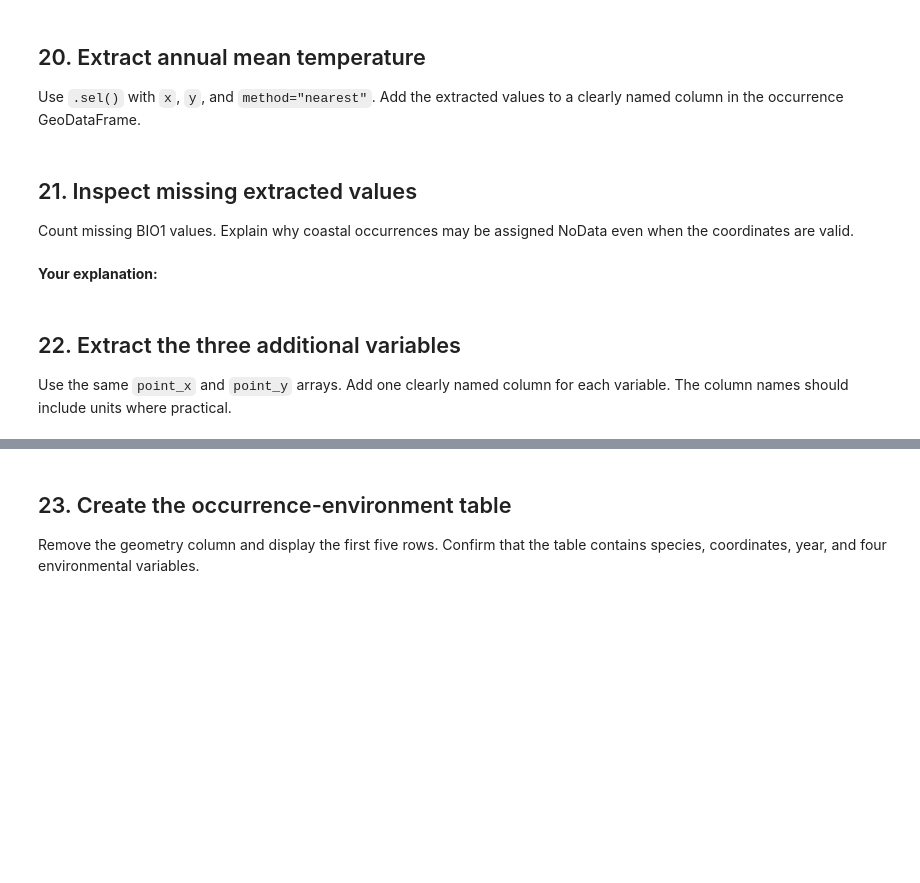
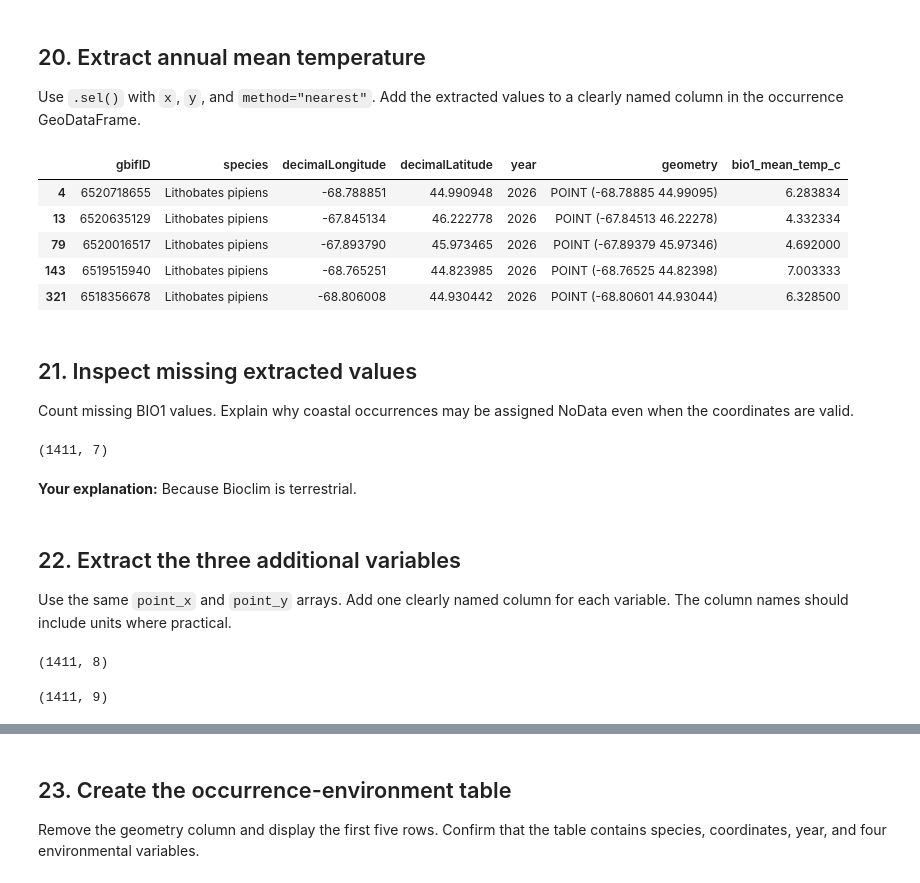
Before and after one commit to meganklutts/BIO597-SpatialBiodiversity, a Jupyter notebook: docs/assignments/Assignment-05-RasterData.ipynb, the cells around one changed output, grey strips where cells are left out. Drawn from its saved outputs; the diff is of its cells as text; code cells hidden in the pictures; blank space fills up the shorter version.

```diff
--- a/docs/assignments/Assignment-05-RasterData.ipynb
+++ b/docs/assignments/Assignment-05-RasterData.ipynb
@@ -163,4 +401,11 @@ amphibians = pd.read_csv(
 Convert longitude and latitude to numeric columns. Remove records missing species or coordinates.
 # %%
 # Convert both coordinate columns with pd.to_numeric().
+coordinate_cols = ['decimalLongitude', 'decimalLatitude']
+amphibians[coordinate_cols] = amphibians[coordinate_cols].apply(pd.to_numeric, errors='coerce')
 # Drop rows missing species, longitude, or latitude.
+amphibians = amphibians[amphibians["species"] != ""]
+amphibians = amphibians[amphibians["decimalLongitude"] != ""]
+amphibians = amphibians[amphibians["decimalLatitude"] != ""]
+
+amphibians.shape
@@ -179,8 +444,10 @@ amphibians["species"].value_counts().head(20)
 # %%
 selected_species = [
-    "____________________________",
-    "____________________________",
-    "____________________________",
+    "Lithobates pipiens",
+    "Eurycea bislineata",
+    "Hemidactylium scutatum",
 ]
 
 # Filter the occurrence table with .isin(selected_species).
+selected_amphibians = amphibians[amphibians["species"].isin(selected_species)]
+selected_amphibians.shape
@@ -190,3 +459,9 @@ selected_species = [
 Use longitude and latitude to create point geometry. Assign `EPSG:4326`.
 # %%
 # Create selected_amphibians_gdf here.
+
+selected_amphibians_gdf = gpd.GeoDataFrame(
+  selected_amphibians, geometry=gpd.points_from_xy(selected_amphibians["decimalLongitude"], selected_amphibians["decimalLatitude"]), crs="EPSG:4326"
+)
+
+selected_amphibians_gdf.shape
@@ -204,36 +486,85 @@ Print the occurrence CRS and raster CRS. Explain what must be true before extrac
 Create `xarray.DataArray` objects called `point_x` and `point_y`. Use one dimension named `record`.
 # %%
 # Create point_x from point longitude.
+point_x = xr.DataArray(
+    selected_amphibians_gdf .geometry.x.to_numpy(),
+    dims="record",
+)
+
 # Create point_y from point latitude.
+point_y = xr.DataArray(
+    selected_amphibians_gdf .geometry.y.to_numpy(),
+    dims="record",
+)
 # %% [markdown]
 ## 20. Extract annual mean temperature
 
 Use `.sel()` with `x`, `y`, and `method="nearest"`. Add the extracted values to a clearly named column in the occurrence GeoDataFrame.
 # %%
 bio1_values = bio1_maine.sel(
-    x=__________,
-    y=__________,
-    method=__________,
+    x=point_x,
+    y=point_y,
+    method="nearest",
 )
 
 # Add the values to selected_amphibians_gdf.
+
+selected_amphibians_gdf["bio1_mean_temp_c"] = bio1_values
+selected_amphibians_gdf.head()
+# %% [output]
+|  | gbifID | species | decimalLongitude | decimalLatitude | year | geometry | bio1_mean_temp_c |
+| 4 | 6520718655 | Lithobates pipiens | -68.788851 | 44.990948 | 2026 | POINT (-68.78885 44.99095) | 6.283834 |
+| 13 | 6520635129 | Lithobates pipiens | -67.845134 | 46.222778 | 2026 | POINT (-67.84513 46.22278) | 4.332334 |
+| 79 | 6520016517 | Lithobates pipiens | -67.893790 | 45.973465 | 2026 | POINT (-67.89379 45.97346) | 4.692000 |
+| 143 | 6519515940 | Lithobates pipiens | -68.765251 | 44.823985 | 2026 | POINT (-68.76525 44.82398) | 7.003333 |
+| 321 | 6518356678 | Lithobates pipiens | -68.806008 | 44.930442 | 2026 | POINT (-68.80601 44.93044) | 6.328500 |
 # %% [markdown]
 ## 21. Inspect missing extracted values
 
 Count missing BIO1 values. Explain why coastal occurrences may be assigned NoData even when the coordinates are valid.
 # %%
 # Count missing extracted BIO1 values.
+selected_amphibians_gdf["bio1_mean_temp_c"].isna().value_counts()
+selected_amphibians_gdf.shape
+# %% [output]
+(1411, 7)
 # %% [markdown]
-**Your explanation:**
+**Your explanation:** Because Bioclim is terrestrial.
 # %% [markdown]
 ## 22. Extract the three additional variables
 
 Use the same `point_x` and `point_y` arrays. Add one clearly named column for each variable. The column names should include units where practical.
 # %%
 # Extract values from the first additional clipped raster.
+
+bio4_values = bio4_maine.sel(
+    x=point_x,
+    y=point_y,
+    method="nearest")
+
+selected_amphibians_gdf["bio4_temp_season_c"] = bio4_values
+
 # Add the values to selected_amphibians_gdf.
+
+selected_amphibians_gdf["bio4_temp_season_c"].isna().value_counts()
+selected_amphibians_gdf.shape
+# %% [output]
+(1411, 8)
 # %%
 # Extract values from the second additional clipped raster.
+
+bio11_values = bio11_maine.sel(
+    x=point_x,
+    y=point_y,
+    method="nearest")
+
+selected_amphibians_gdf["bio11_mean_temp_coldest_c"] = bio11_values
+
 # Add the values to selected_amphibians_gdf.
+
+selected_amphibians_gdf["bio11_mean_temp_coldest_c"].isna().value_counts()
+selected_amphibians_gdf.shape
+# %% [output]
+(1411, 9)
 # %%
 # Extract values from the third additional clipped raster.
```
Also changed, not shown: parts of 29 cells of this notebook.
